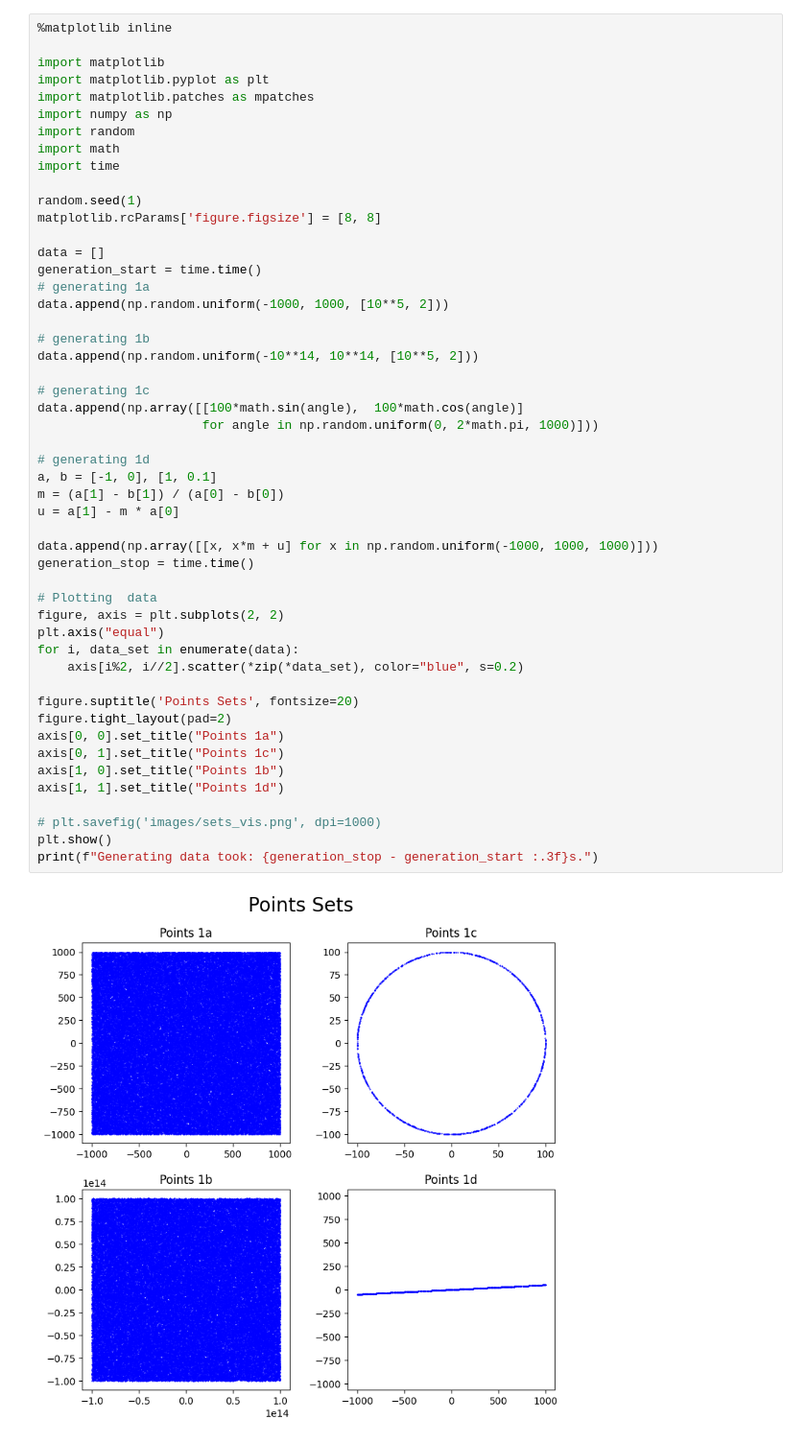
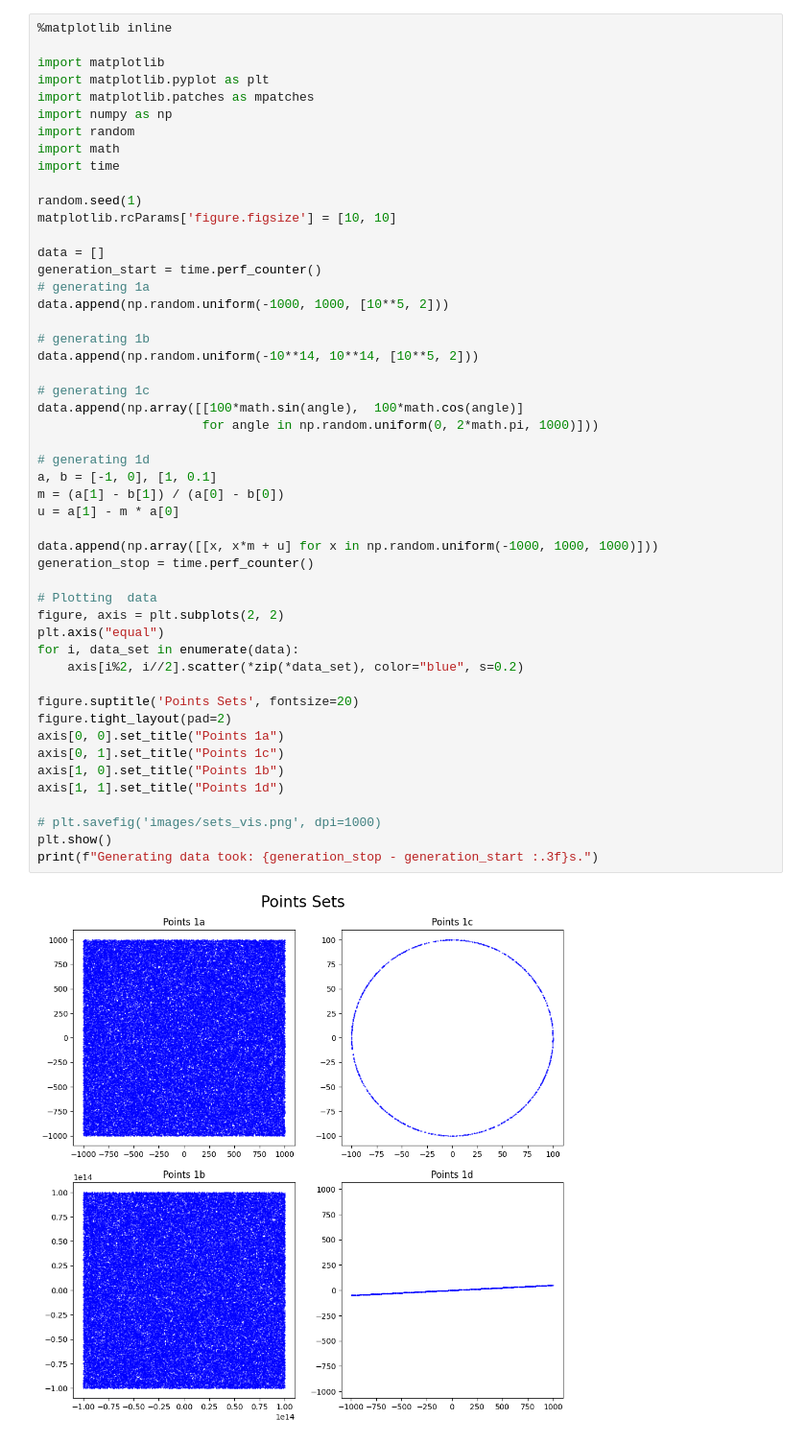
Before and after one commit to pawel002/Geometric-Algorithms, a Jupyter notebook: lab1/lab1.ipynb, the cells around one changed output. Shown: that part at 96% size. Drawn from its saved outputs; the diff is of its cells as text.

```diff
--- a/lab1/lab1.ipynb
+++ b/lab1/lab1.ipynb
@@ -10,10 +10,10 @@ import math
 import time
 
 random.seed(1)
-matplotlib.rcParams['figure.figsize'] = [8, 8]
+matplotlib.rcParams['figure.figsize'] = [10, 10]
 
 data = []
-generation_start = time.time()
+generation_start = time.perf_counter()
 # generating 1a
 data.append(np.random.uniform(-1000, 1000, [10**5, 2]))
 
@@ -21,32 +21,32 @@ data.append(np.random.uniform(-1000, 1000, [10**5, 2]))
 data.append(np.random.uniform(-10**14, 10**14, [10**5, 2]))
 
 # generating 1c
 data.append(np.array([[100*math.sin(angle),  100*math.cos(angle)]
                       for angle in np.random.uniform(0, 2*math.pi, 1000)]))
 
 # generating 1d
 a, b = [-1, 0], [1, 0.1]
 m = (a[1] - b[1]) / (a[0] - b[0])
 u = a[1] - m * a[0]
 
 data.append(np.array([[x, x*m + u] for x in np.random.uniform(-1000, 1000, 1000)]))
-generation_stop = time.time()
+generation_stop = time.perf_counter()
 
 # Plotting  data
 figure, axis = plt.subplots(2, 2)
 plt.axis("equal")
 for i, data_set in enumerate(data):
     axis[i%2, i//2].scatter(*zip(*data_set), color="blue", s=0.2)
 
 figure.suptitle('Points Sets', fontsize=20)
 figure.tight_layout(pad=2)
 axis[0, 0].set_title("Points 1a")
 axis[0, 1].set_title("Points 1c")
 axis[1, 0].set_title("Points 1b")
 axis[1, 1].set_title("Points 1d")
 
 # plt.savefig('images/sets_vis.png', dpi=1000)
 plt.show()
 print(f"Generating data took: {generation_stop - generation_start :.3f}s.")
 # %% [output]
-[figure, old version]
+[figure, new version]
```
Also changed, not shown: parts of 3 cells of this notebook.
